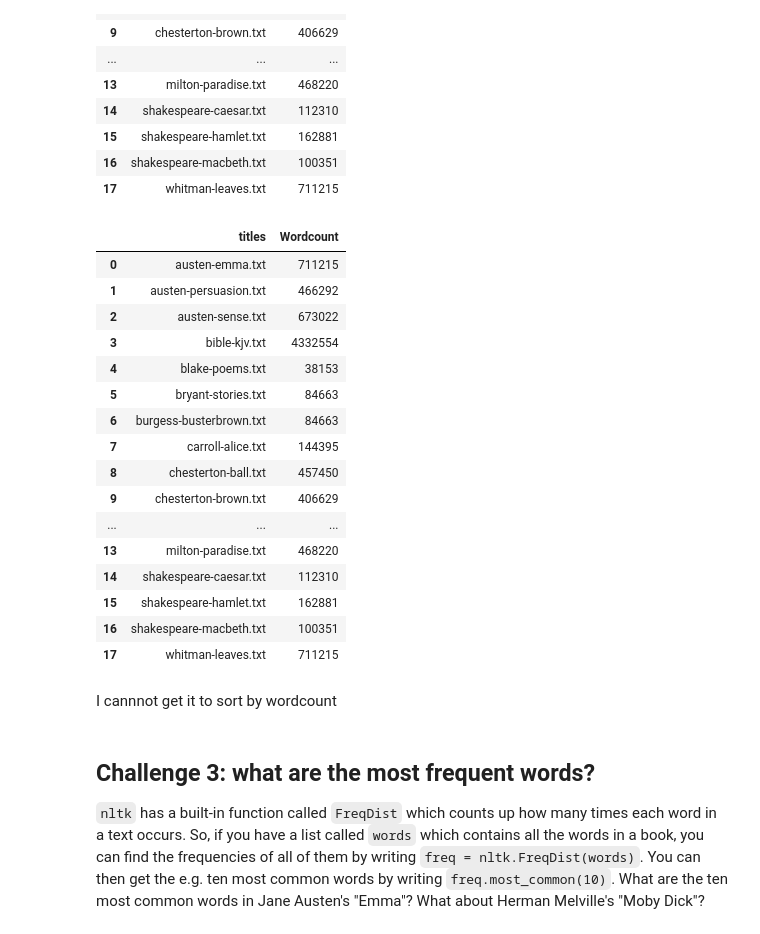
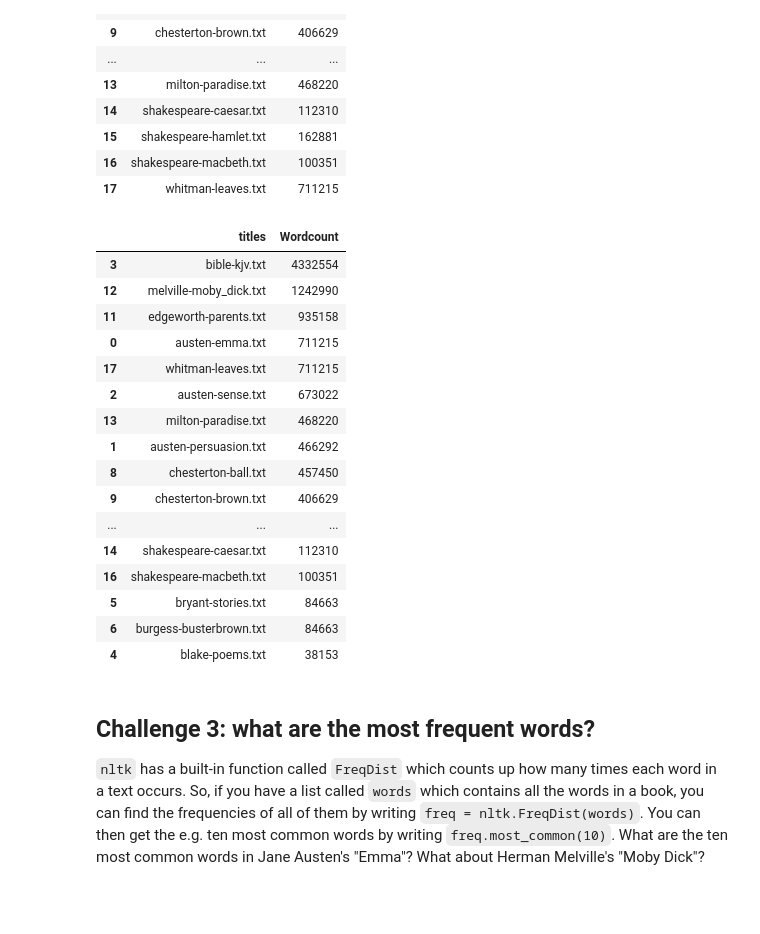
Before and after one commit to Louisefrausing/CulturalDataScience, a Jupyter notebook: concordance(2).ipynb, the cells around one changed output. Saved outputs shown, nothing was run; the diff lists cells and outputs as text; code cells hidden in the pictures; blank space fills up the shorter version.

Commit message:
changed variable from df to df_sorted

```diff
--- a/concordance(2).ipynb
+++ b/concordance(2).ipynb
@@ -471,27 +479,25 @@ df
 | 17 | whitman-leaves.txt | 711215 |
 # %%
 df_sorted = df.sort_values(by=['Wordcount'], ascending = False)
-df
+df_sorted
 # %% [output]
 |  | titles | Wordcount |
+| 3 | bible-kjv.txt | 4332554 |
+| 12 | melville-moby_dick.txt | 1242990 |
+| 11 | edgeworth-parents.txt | 935158 |
 | 0 | austen-emma.txt | 711215 |
+| 17 | whitman-leaves.txt | 711215 |
+| 2 | austen-sense.txt | 673022 |
+| 13 | milton-paradise.txt | 468220 |
 | 1 | austen-persuasion.txt | 466292 |
-| 2 | austen-sense.txt | 673022 |
-| 3 | bible-kjv.txt | 4332554 |
-| 4 | blake-poems.txt | 38153 |
-| 5 | bryant-stories.txt | 84663 |
-| 6 | burgess-busterbrown.txt | 84663 |
-| 7 | carroll-alice.txt | 144395 |
 | 8 | chesterton-ball.txt | 457450 |
 | 9 | chesterton-brown.txt | 406629 |
 | ... | ... | ... |
-| 13 | milton-paradise.txt | 468220 |
 | 14 | shakespeare-caesar.txt | 112310 |
-| 15 | shakespeare-hamlet.txt | 162881 |
 | 16 | shakespeare-macbeth.txt | 100351 |
-| 17 | whitman-leaves.txt | 711215 |
+| 5 | bryant-stories.txt | 84663 |
+| 6 | burgess-busterbrown.txt | 84663 |
+| 4 | blake-poems.txt | 38153 |
-# %% [markdown]
-I cannnot get it to sort by wordcount
 # %% [markdown]
 ## Challenge 3: what are the most frequent words?
 
```
Also changed, not shown: parts of 2 cells of this notebook.
